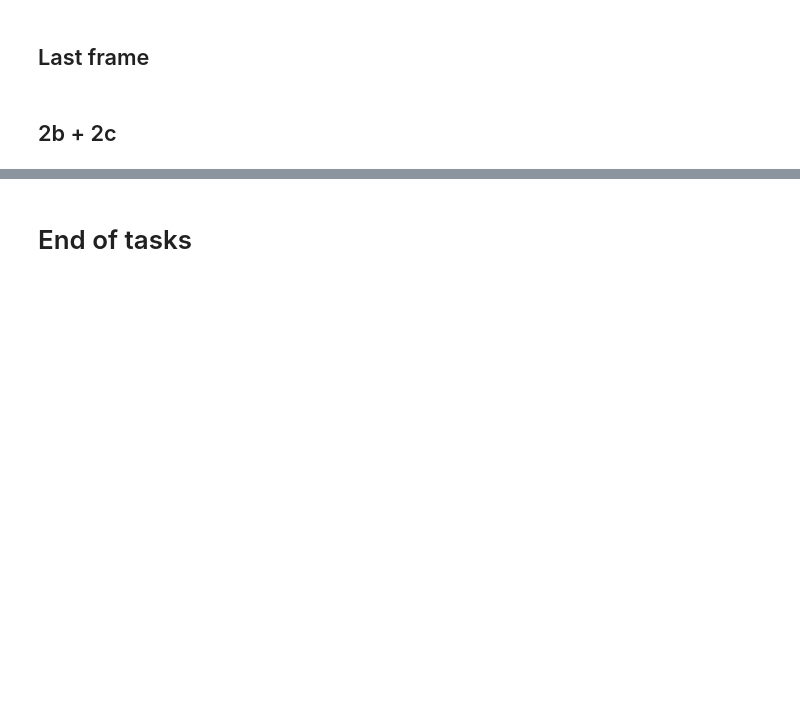
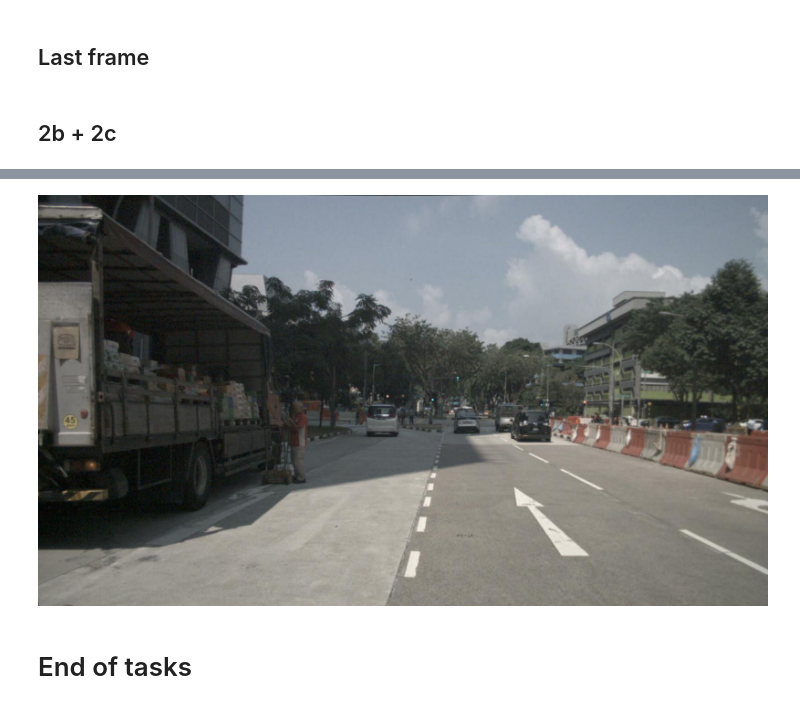
Before and after one commit to nilsbeyer/datafusion, a Jupyter notebook: week1.ipynb, the cells around one changed output, grey strips where cells are left out. Drawn from its saved outputs; the diff is of its cells as text; code cells hidden in the pictures; blank space fills up the shorter version.

```diff
--- a/week1.ipynb
+++ b/week1.ipynb
@@ -221,3 +267,7 @@ ims[0]
 # %%
 ani = mpl.animation.ArtistAnimation(fig, ims, repeat=False)
 ani.save('im.gif', writer='pillow')
+# %%
+frontimages[0]
+# %% [output]
+[figure, added]
```
Also changed, not shown: parts of 15 cells of this notebook.
